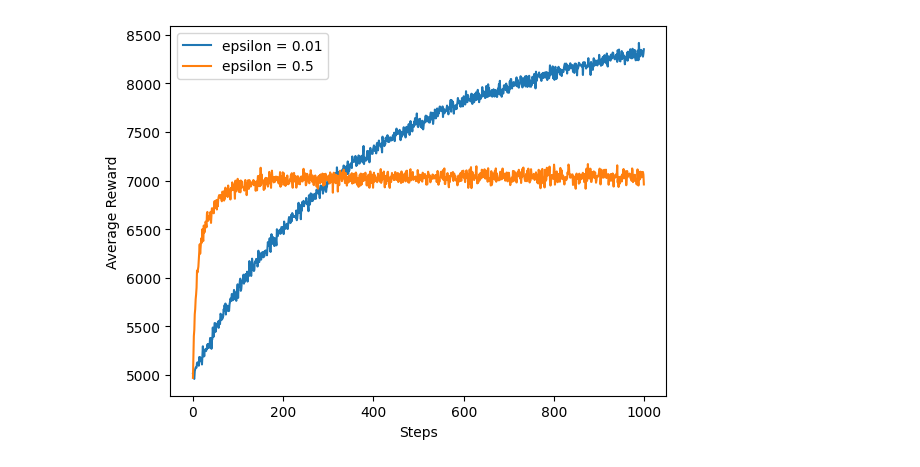
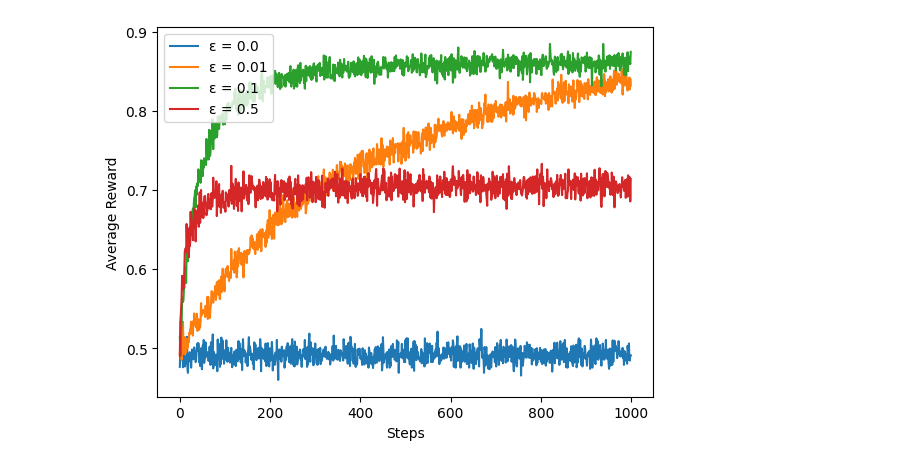
Before and after one commit to MGonza20/Lab01_RL_UVG, a Jupyter notebook: main.ipynb, the cells around one changed output. Cells and saved outputs as stored; diff of their text form; code cells hidden in the pictures.

Commit message:
trying more epsilons

```diff
--- a/main.ipynb
+++ b/main.ipynb
@@ -8,16 +8,16 @@ from Agent import Agent
 np.random.seed(314)
 # %%
 def execute(epsilon):
-    n_loop = 10000
-    episodes = 1000
-    cummulative_r = np.zeros((episodes,))
+    n_steps = 1000
+    n_experiments = 2000
+    cummulative_r = np.zeros((n_steps,))
 
-    for i in range(n_loop):
+    for i in range(n_experiments):
         bandit = Bandit()
         agent = Agent(epsilon)
 
-        rewards = np.zeros((episodes,))
-        for j in range(episodes):
+        rewards = np.zeros((n_steps,))
+        for j in range(n_steps):
             arm = agent.select_arm()
             reward = bandit.pull(arm)
             agent.update_estimates(arm, reward)
@@ -25,20 +25,24 @@ def execute(epsilon):
 
         cummulative_r += rewards
 
-    return cummulative_r
+    return cummulative_r / n_experiments
 # %%
-eps_1 = execute(0.01)
-eps_2 = execute(0.5)
+eps_1 = execute(0.0)
+eps_2 = execute(0.01)
+eps_3 = execute(0.1)
+eps_4 = execute(0.5)
 # %%
-plt.plot(eps_1)
-plt.plot(eps_2)
-plt.legend(['epsilon = 0.01', 'epsilon = 0.5'])
+plt.plot(eps_1, label=f'ε = {0.0}')
+plt.plot(eps_2, label=f'ε = {0.01}')
+plt.plot(eps_3, label=f'ε = {0.1}')
+plt.plot(eps_4, label=f'ε = {0.5}')
+
+plt.legend()
 
 ax = plt.gca()
 plt.xlabel('Steps')
 plt.ylabel('Average Reward')
 
 plt.show()
-plt.close()
 # %% [output]
-[figure, old version]
+[figure, new version]
```
